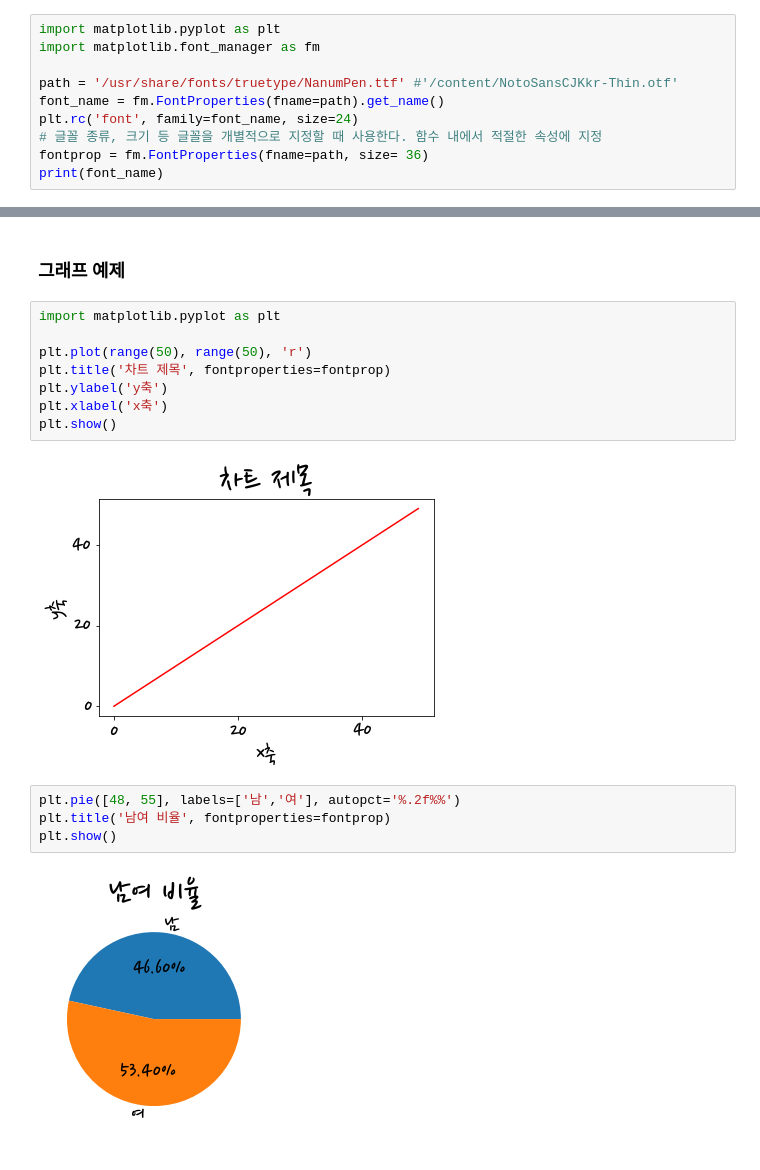
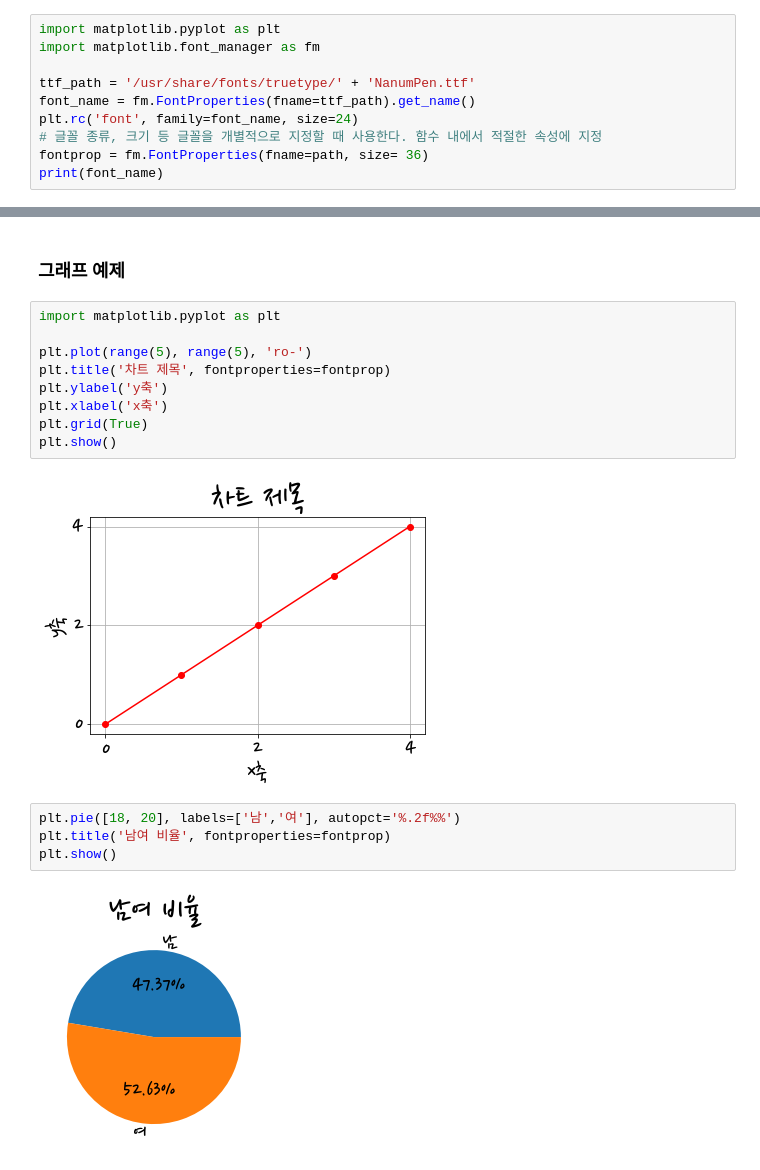
Before and after one commit to hvyrain/pythonall, a Jupyter notebook: korean_fonts_google_notofonts.ipynb, the cells around one changed output, grey strips where cells are left out. Drawn from its saved outputs; the diff is of its cells as text.

```diff
--- a/korean_fonts_google_notofonts.ipynb
+++ b/korean_fonts_google_notofonts.ipynb
@@ -38,8 +37,8 @@ os.system(cmd)
 import matplotlib.pyplot as plt
 import matplotlib.font_manager as fm
 
-path = '/usr/share/fonts/truetype/NanumPen.ttf' #'/content/NotoSansCJKkr-Thin.otf'
-font_name = fm.FontProperties(fname=path).get_name()
+ttf_path = '/usr/share/fonts/truetype/' + 'NanumPen.ttf'
+font_name = fm.FontProperties(fname=ttf_path).get_name()
 plt.rc('font', family=font_name, size=24)
 # 글꼴 종류, 크기 등 글꼴을 개별적으로 지정할 때 사용한다. 함수 내에서 적절한 속성에 지정
 fontprop = fm.FontProperties(fname=path, size= 36)
@@ -51,16 +50,17 @@ Nanum Pen Script
 # %%
 import matplotlib.pyplot as plt
 
-plt.plot(range(50), range(50), 'r')
+plt.plot(range(5), range(5), 'ro-')
 plt.title('차트 제목', fontproperties=fontprop)
 plt.ylabel('y축')
 plt.xlabel('x축')
+plt.grid(True)
 plt.show()
 # %% [output]
-[figure, old version]
+[figure, new version]
 # %%
-plt.pie([48, 55], labels=['남','여'], autopct='%.2f%%')
+plt.pie([18, 20], labels=['남','여'], autopct='%.2f%%')
 plt.title('남여 비율', fontproperties=fontprop)
 plt.show()
 # %% [output]
-[figure, old version]
+[figure, new version]
```
Also changed, not shown: parts of 11 cells of this notebook.
